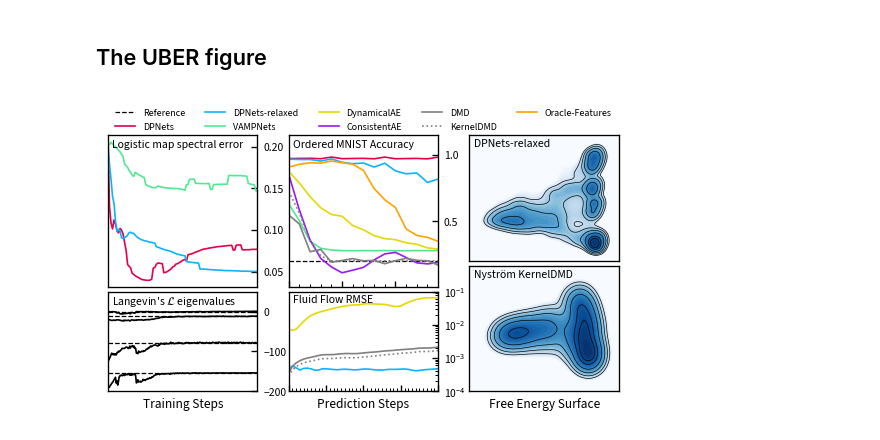
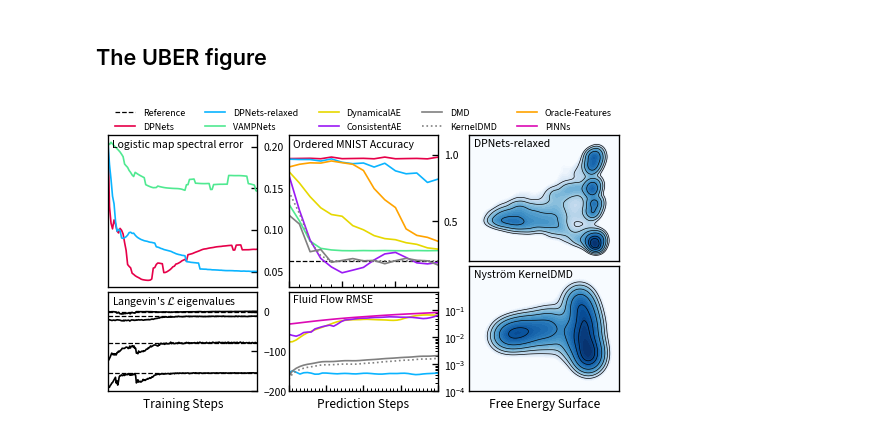
Before and after one commit to pietronvll/DPNets, a Jupyter notebook: figures/uber_fig.ipynb, the cells around one changed output. Drawn from its saved outputs; the diff is of its cells as text; code cells hidden in the pictures.

Commit message:
Updated plot

```diff
--- a/figures/uber_fig.ipynb
+++ b/figures/uber_fig.ipynb
@@ -44,10 +44,10 @@ model_styles = {
         "color": color_palette[5],
         "linestyle": "solid",
     },
-    # "PINNs": {
-    #     "color": color_palette[6],
-    #     "linestyle": "solid",
-    # }
+    "PINNs": {
+        "color": color_palette[6],
+        "linestyle": "solid",
+    }
 }
 # %% [markdown]
 ##### Left Panel
@@ -207,6 +207,7 @@ ax_fluid_flow.set(**{
     'xlabel': 'Prediction Steps',
     'xmargin': 0,
     'yscale': 'log',
+    'ylim': (1e-4, 5e-1),
     'yticks': [1e-4, 1e-3, 1e-2, 1e-1]
 })
 
@@ -224,31 +225,31 @@ ax_chignolin_dp.set(**{
     'xticks': [],
     'yticks': [],
 })
 ax_chignolin_dp.text(pad, 1 - pad, 'DPNets-relaxed', transform=ax_chignolin_dp.transAxes, fontsize=caption_size, verticalalignment='top')
 
 # Chignolin - Nystrom-PCR
 ax_chignolin_nys = fig.add_subplot(gs[6:, 2])
 x, fes = FES['Nystrom-PCR']['x'], FES['Nystrom-PCR']['data']
 ax_chignolin_nys.tricontourf(x[:, 0], x[:, 1], fes, levels = np.linspace(0, 20, 100), cmap='Blues_r', vmax=6.5);
 ax_chignolin_nys.tricontour(x[:, 0], x[:, 1], fes, levels = [0.5, 1, 2, 3, 4, 5], linewidths=0.4, colors='k');
 ax_chignolin_nys.set(**{
     'xticks': [],
     'yticks': [],
     'xlabel': 'Free Energy Surface',
 })
 ax_chignolin_nys.text(pad, 1 - pad, 'Nyström KernelDMD', transform=ax_chignolin_nys.transAxes, fontsize=caption_size, verticalalignment='top')
 
 # Legend
 ax_legend = fig.add_subplot(gs[0, :])
 ax_legend.axis('off')
 # Join all handles and labels
 handles, labels = ax_ordered_mnist.get_legend_handles_labels()
 for (h, l) in zip(*ax_fluid_flow.get_legend_handles_labels()):
     if l not in labels:
         handles.append(h)
         labels.append(l)
 
 ax_legend.legend(handles, labels, loc='center', ncol=5, frameon=False, fontsize=6)
 fig.savefig('dpnets.pdf', bbox_inches='tight', dpi=300)
 # %% [output]
-[figure, old version]
+[figure, new version]
```
Also changed, not shown: 1 other file.
